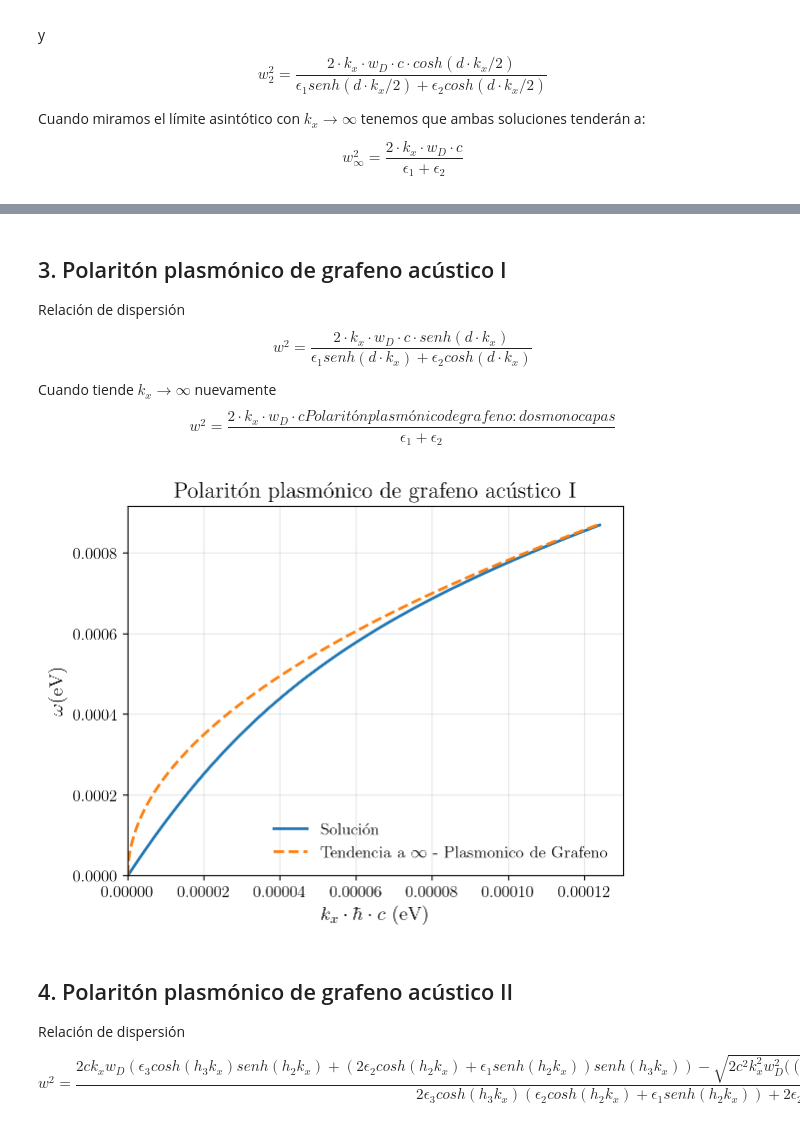
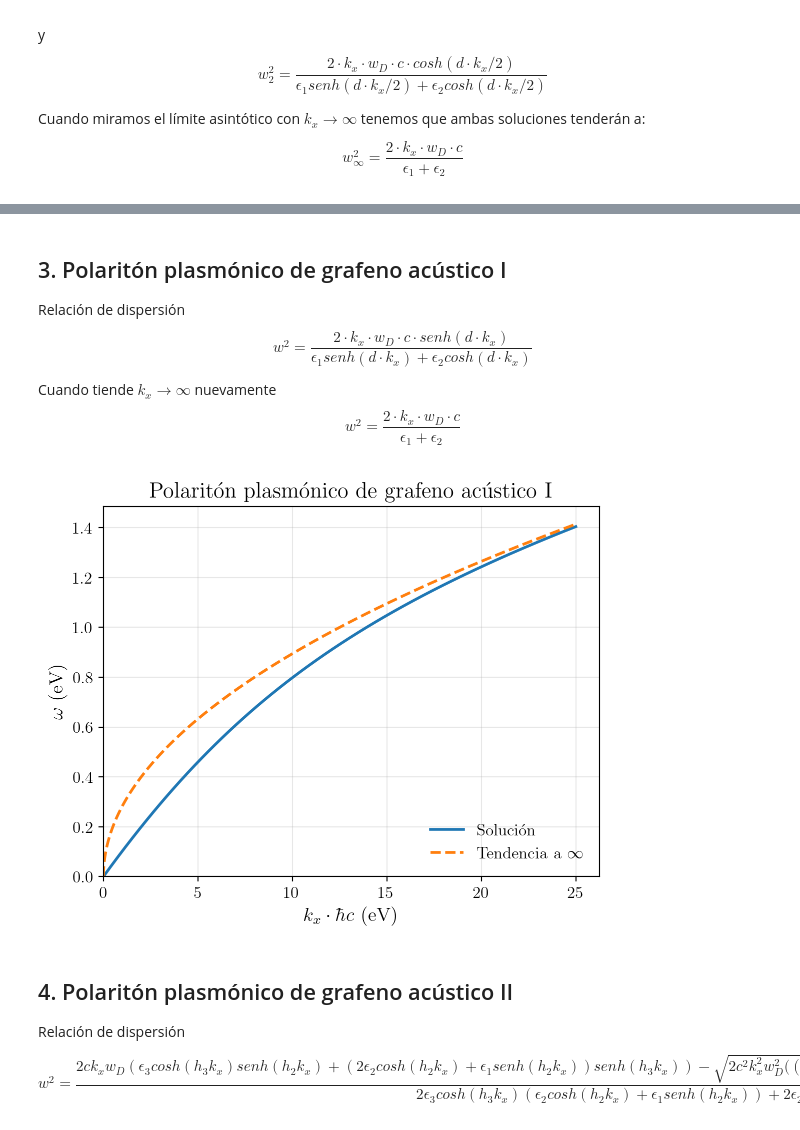
Before and after one commit to Scarlata0/Hybrid-Polaritons---TFG, a Jupyter notebook: TFG-Mario.ipynb, the cells around one changed output, grey strips where cells are left out. Drawn from its saved outputs; the diff is of its cells as text; code cells hidden in the pictures.

```diff
--- a/TFG-Mario.ipynb
+++ b/TFG-Mario.ipynb
@@ -126,4 +190,4 @@ plt.show()
 Relación de dispersión $$w^2 = \frac{2\cdot k_x \cdot w_D \cdot c \cdot senh(d\cdot k_x)}{\epsilon_1senh(d\cdot k_x)+\epsilon_2cosh(d\cdot k_x)}$$
 
 Cuando tiende $k_x \to \infty$ nuevamente
-$$w^2 = \frac{2\cdot k_x \cdot w_D \cdot c  Polaritón plasmónico de grafeno: dos monocapas}{\epsilon_1+\epsilon_2}$$
+$$w^2 = \frac{2\cdot k_x \cdot w_D \cdot c }{\epsilon_1+\epsilon_2}$$
@@ -133,40 +194,52 @@ d = 18*1239.84193 #el 18 representa los nanometros
 # %%
+#Definición de d - parámetro de cuentas
 plt.rcParams.update({ # --- Parámetros (copiado de internet para cambiar lo de Latex) ---
     "text.usetex": True,  #Para tipografía de Latex
     "font.family": "serif",
     "font.size": 12,
     "axes.labelsize": 14,
     "axes.titlesize": 16,
     "legend.fontsize": 12,
     "xtick.labelsize": 12,
     "ytick.labelsize": 12,
     "lines.linewidth": 2,
     "lines.markersize": 6,
     "axes.grid": True,
     "grid.alpha": 0.3
 })
 
 # --- Creación de los datos: manipular esto para cada ejemplo, el resto no tocar ---
 fig, ax = plt.subplots()
 ax.set_title("Polaritón plasmónico de grafeno acústico I") #Título de la gráfica
-x = np.linspace(0,1*100*const.h*const.c/const.e,3000)
-y_1 = np.sqrt((2*x*w_D*np.sinh(x*d)/(1*np.sinh(x*d)+2*np.cosh(x*d)))) # --- Suponemos un epsilon1 = aire = 1 y un epsilon2 = 2
-ax.plot(x,y_1,label='Solución')
-y = (2*x*w_D/(1+2))**(1/2) # --- Suponemos un epsilon1 = aire = 1 y un epsilon2 = 2
-ax.plot(x,y,label='Tendencia a $\infty$ - Plasmonico de Grafeno', linestyle = '--')
+HBAR_C_EV_NM = 197.3269804  # eV·nm
 
-# --- Etiquetas, título y leyenda ---
+d_nm = 18.0
+d = d_nm / HBAR_C_EV_NM     # d en eV^{-1}  ≈ 0.091219
 
-ax.set_xlabel(r"$k_x \cdot \hbar \cdot c$ (eV)")
-ax.set_ylabel("$\omega$(eV)")
+x = np.linspace(0, 25, 3000)   # x ≡ kx·ħc en eV
+kx_eV = x                       # kx expresado en eV (definición)
+
+arg = kx_eV * d                 # adimensional
+
+y_1 = np.sqrt( (2 * kx_eV * w_D * np.sinh(arg)) /
+               (1.0 * np.sinh(arg) + 2.0 * np.cosh(arg)) )
+
+y_asymp = np.sqrt( 2 * kx_eV * w_D / (1.0 + 2.0) )
+
+ax.plot(x, y_1, label='Solución')
+ax.plot(x, y_asymp, '--', label='Tendencia a $\infty$')
+ax.set_xlabel(r"$k_x \cdot \hbar c$ (eV)")
+ax.set_ylabel(r"$\omega$ (eV)")
+
 ax.legend(loc="lower right", frameon=False)
 
 # --- Límites y anotaciones ---
 ax.set_xlim(0,)
 ax.set_ylim(0,)
+
 plt.show()
 # %% [output]
-[figure, old version]
+[figure, new version]
 # %% [markdown]
 ## 4. Polaritón plasmónico de grafeno acústico II
 
```
Also changed, not shown: parts of 29 cells of this notebook.
